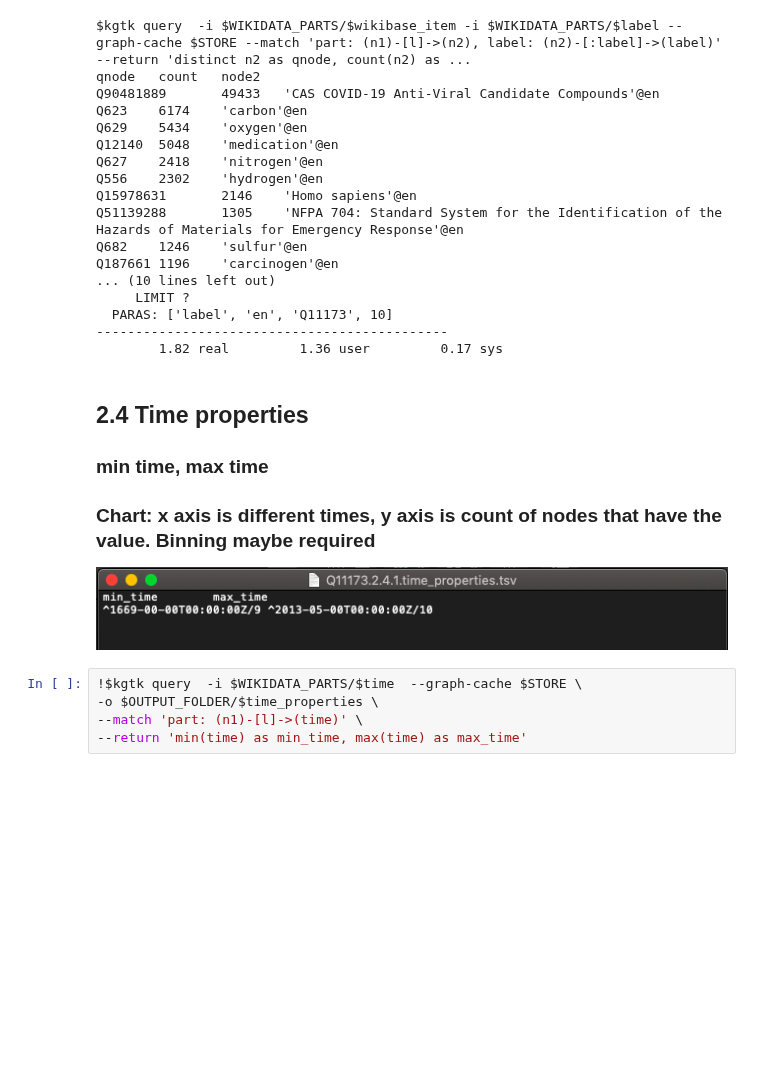
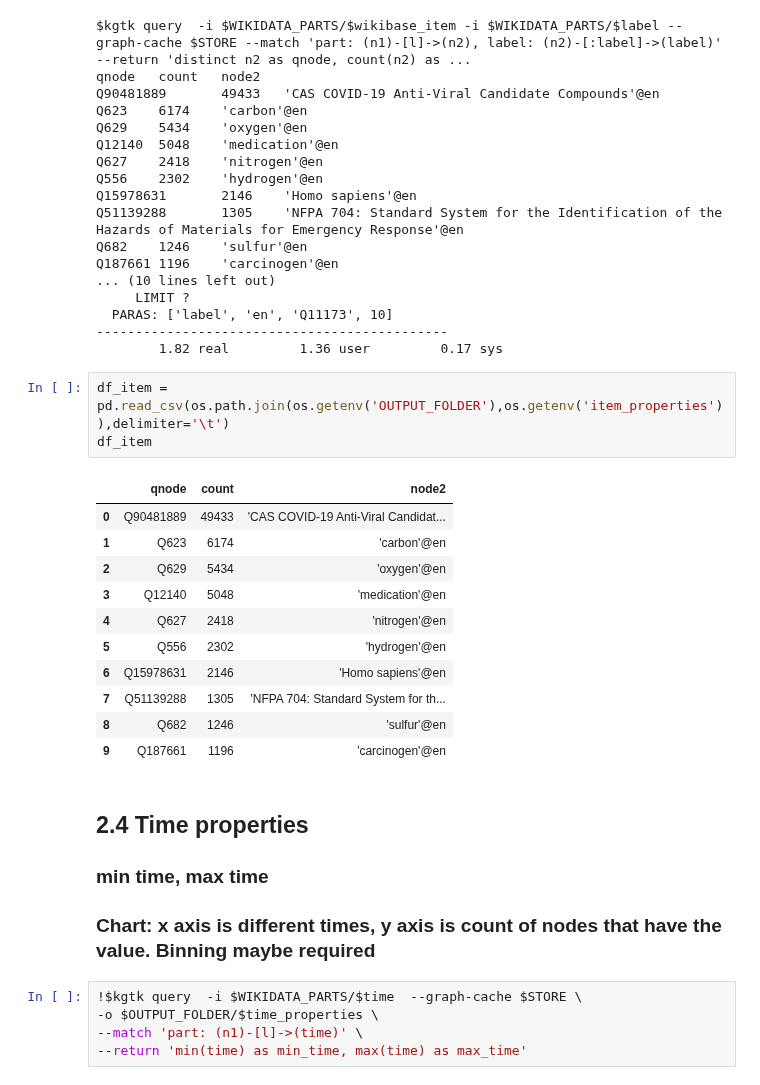
Before and after one commit to usc-isi-i2/kgtk, a Jupyter notebook: examples/Example_9-Wikidata_Subset_Statistics_.ipynb, the cells around one changed output. Saved outputs shown, nothing was run; the diff lists cells and outputs as text; blank space fills up the shorter version.

```diff
--- a/examples/Example_9-Wikidata_Subset_Statistics_.ipynb
+++ b/examples/Example_9-Wikidata_Subset_Statistics_.ipynb
@@ -332,11 +485,25 @@ Q187661 1196    'carcinogen'@en
   PARAS: ['label', 'en', 'Q11173', 10]
 ---------------------------------------------
         1.82 real         1.36 user         0.17 sys
+# %%
+df_item = pd.read_csv(os.path.join(os.getenv('OUTPUT_FOLDER'),os.getenv('item_properties')),delimiter='\t')
+df_item
+# %% [output]
+|  | qnode | count | node2 |
+| 0 | Q90481889 | 49433 | 'CAS COVID-19 Anti-Viral Candidat... |
+| 1 | Q623 | 6174 | 'carbon'@en |
+| 2 | Q629 | 5434 | 'oxygen'@en |
+| 3 | Q12140 | 5048 | 'medication'@en |
+| 4 | Q627 | 2418 | 'nitrogen'@en |
+| 5 | Q556 | 2302 | 'hydrogen'@en |
+| 6 | Q15978631 | 2146 | 'Homo sapiens'@en |
+| 7 | Q51139288 | 1305 | 'NFPA 704: Standard System for th... |
+| 8 | Q682 | 1246 | 'sulfur'@en |
+| 9 | Q187661 | 1196 | 'carcinogen'@en |
 # %% [markdown]
 ## 2.4 Time properties
 ### min time, max time
 ### Chart: x axis is different times, y axis is count of nodes that have the value. Binning maybe required
-![Screen%20Shot%202020-10-13%20at%2012.53.28%20PM.png](attachment:Screen%20Shot%202020-10-13%20at%2012.53.28%20PM.png)
 # %%
 !$kgtk query  -i $WIKIDATA_PARTS/$time  --graph-cache $STORE \
 -o $OUTPUT_FOLDER/$time_properties \
```
Also changed, not shown: parts of 17 cells of this notebook.
